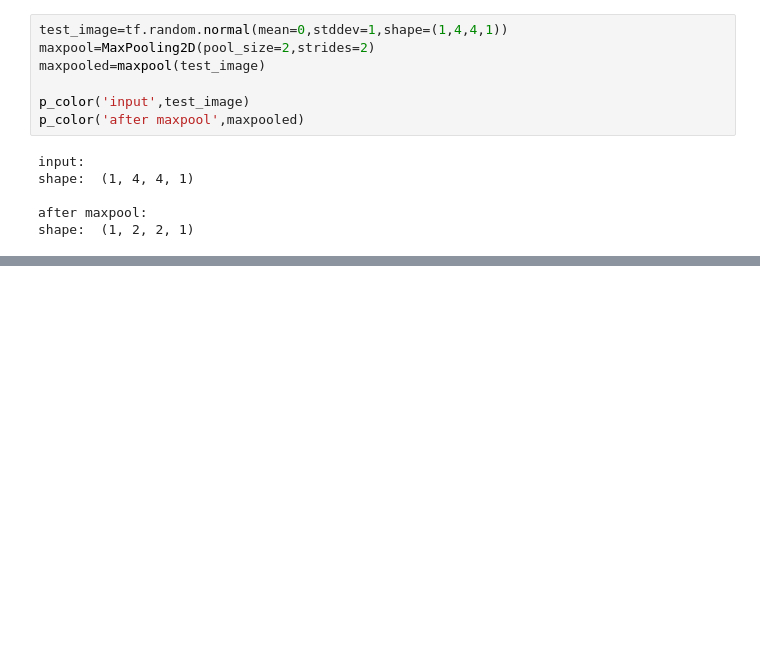
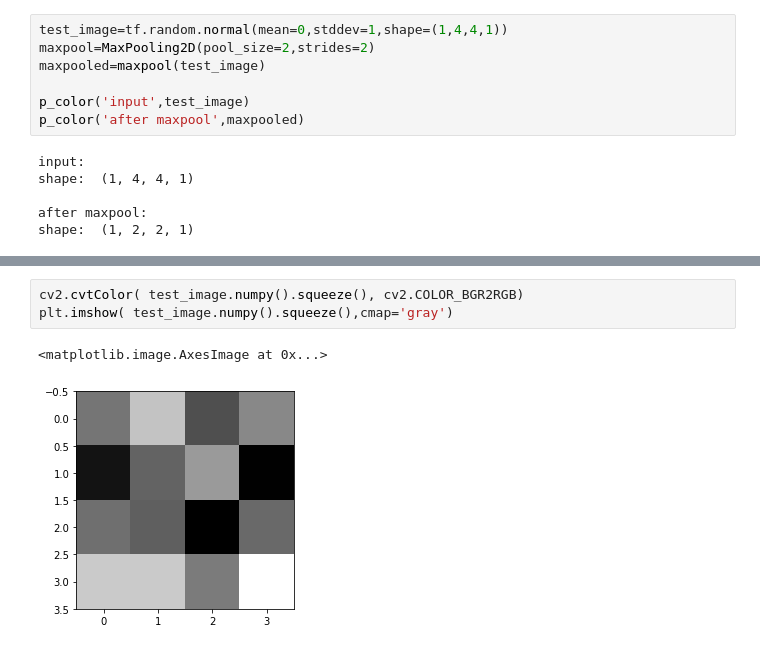
Before and after one commit to engineerjkk/DeepLearning_from_Scratch, a Jupyter notebook: conv_and_pooling_layer.ipynb, the cells around one changed output, grey strips where cells are left out. Saved outputs shown, nothing was run; the diff lists cells and outputs as text; blank space fills up the shorter version.

```diff
--- a/conv_and_pooling_layer.ipynb
+++ b/conv_and_pooling_layer.ipynb
@@ -154,0 +126,6 @@ maxpool_channel 2:
+# %%
+cv2.cvtColor( test_image.numpy().squeeze(), cv2.COLOR_BGR2RGB)
+plt.imshow( test_image.numpy().squeeze(),cmap='gray')
+# %% [output]
+<matplotlib.image.AxesImage at 0x...>
+[figure, added]
```
Also changed, not shown: parts of 80 cells of this notebook.
